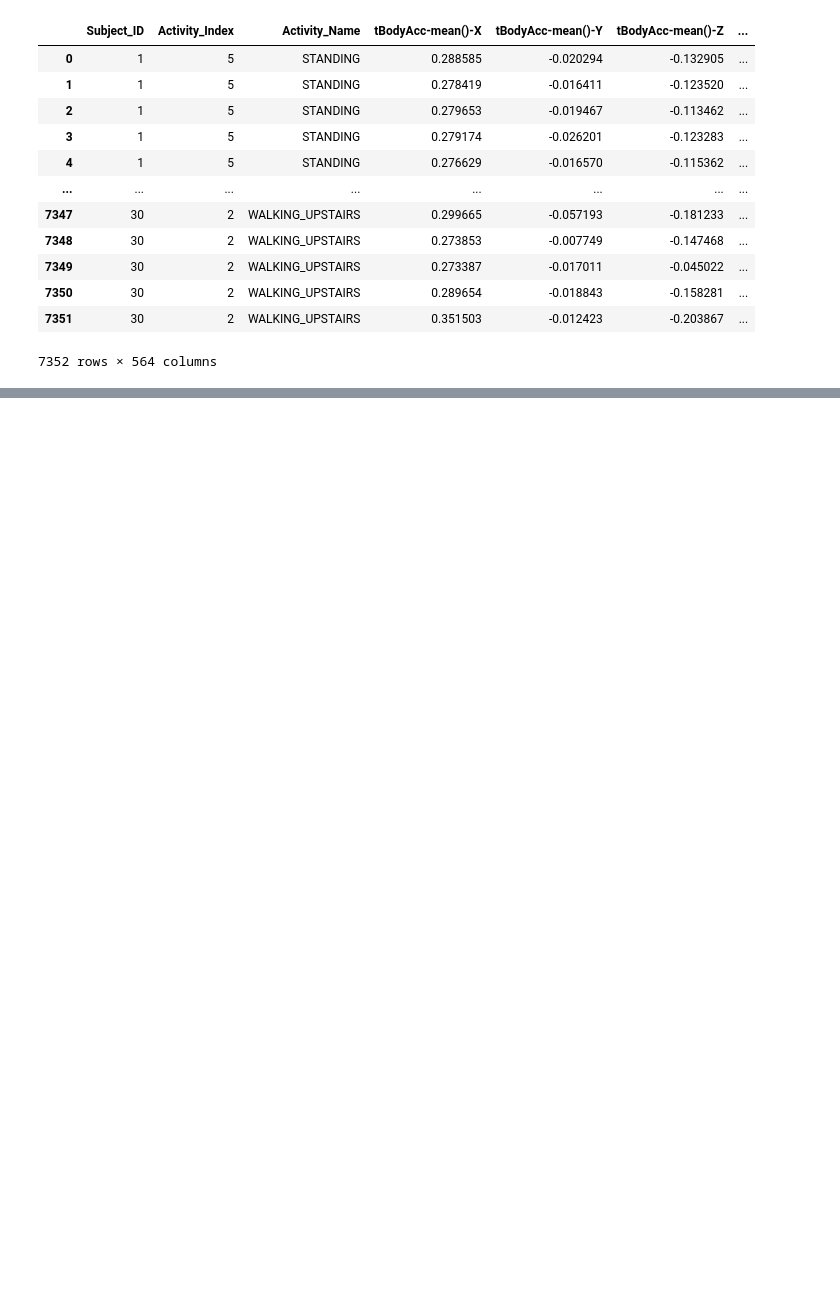
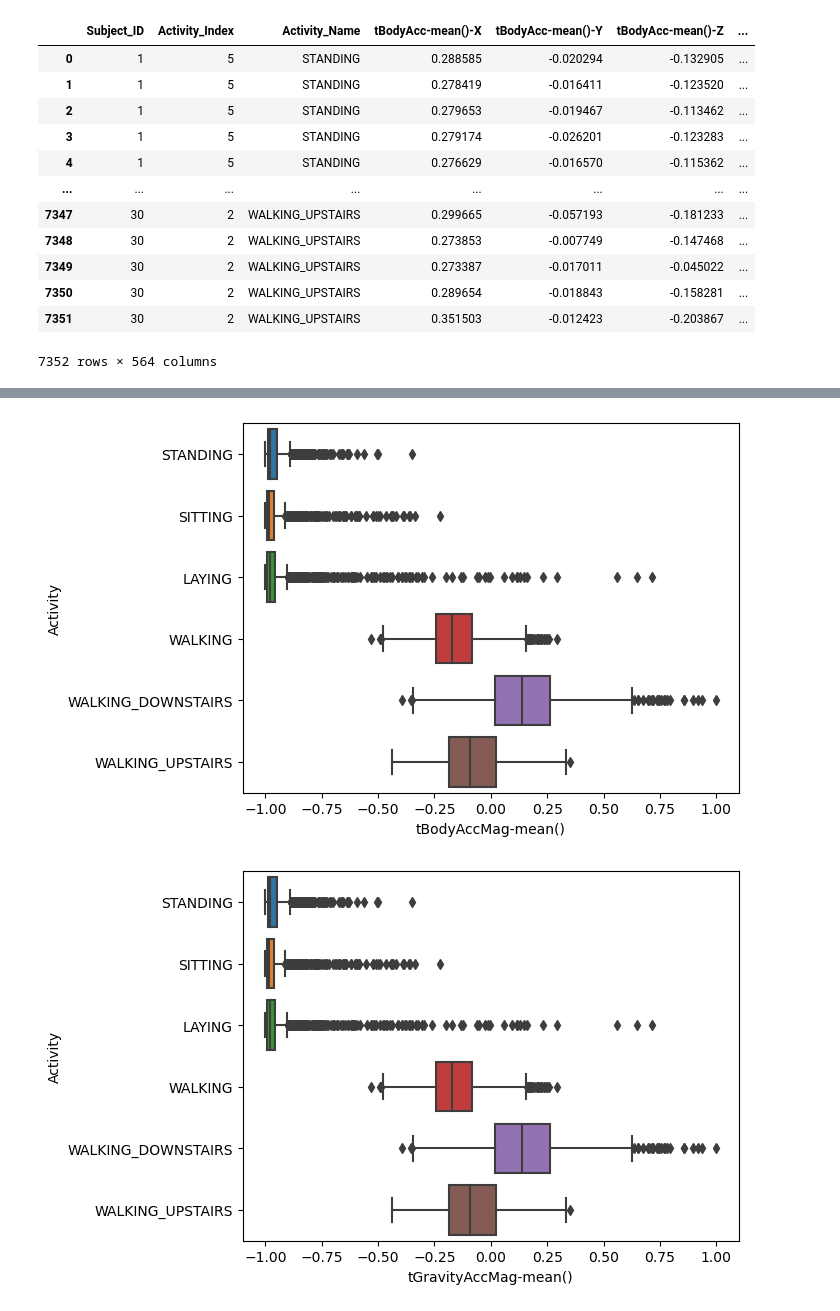
Before and after one commit to akatz6/intro_to_ai_project, a Jupyter notebook: test.ipynb, the cells around one changed output, grey strips where cells are left out. Drawn from its saved outputs; the diff is of its cells as text; code cells hidden in the pictures; blank space fills up the shorter version.

```diff
--- a/test.ipynb
+++ b/test.ipynb
@@ -54,0 +59,12 @@ Name: Activity_Name, dtype: object
+# %%
+# Create boxplots of magnitude of 3-Dimensional signals and magnitude of frequency domain signals.
+categories = ['tBodyAccMag-mean()', 'tGravityAccMag-mean()', 'tBodyAccJerkMag-mean()',
+              'tBodyGyroMag-mean()', 'tBodyGyroJerkMag-mean()', 'fBodyAccMag-mean()',
+              'fBodyBodyAccJerkMag-mean()', 'fBodyBodyGyroMag-mean()', 'fBodyBodyGyroJerkMag-mean()']
+for i in categories:
+    sns.boxplot(x=i, y='Activity_Name', data=combined_train_data, orient='h')
+    plt.ylabel('Activity')
+    plt.show()
+# %% [output]
+[figure, added]
+[figure, added]
```
Also changed, not shown: parts of 5 cells of this notebook.
